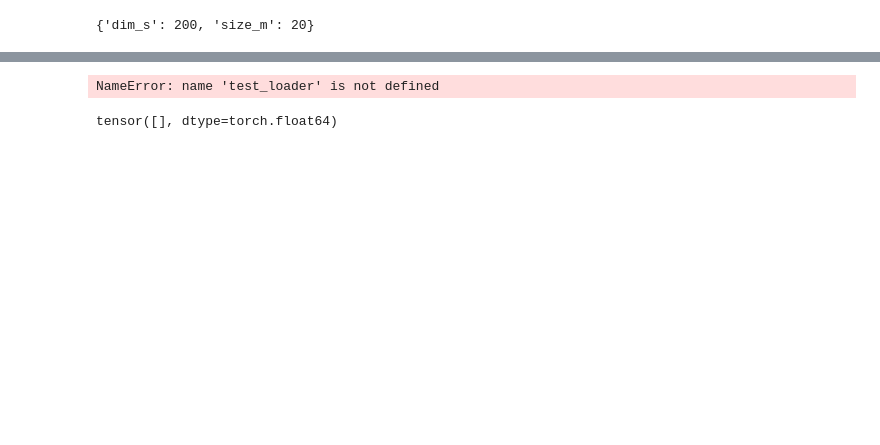
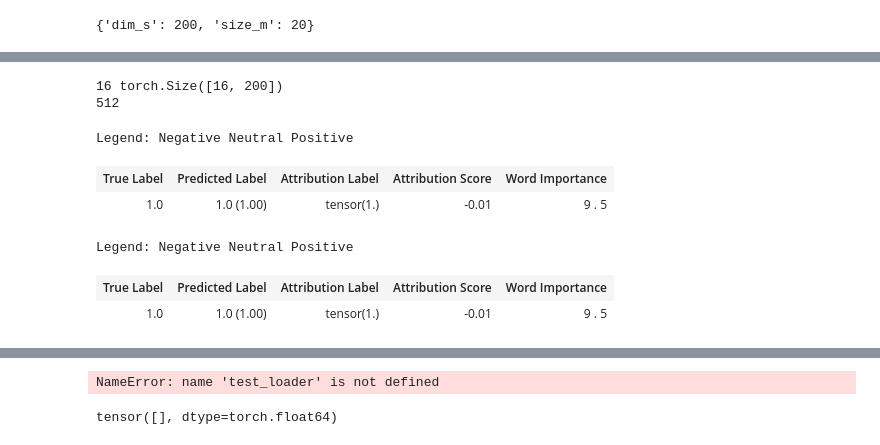
Before and after one commit to kaminion/dkt-research, a Jupyter notebook: vis_bert.ipynb, the cells around one changed output, grey strips where cells are left out. Saved outputs shown, nothing was run; the diff lists cells and outputs as text; code cells hidden in the pictures; blank space fills up the shorter version.

Commit message:
feature: visualize 수정

```diff
--- a/vis_bert.ipynb
+++ b/vis_bert.ipynb
@@ -50,7 +50,7 @@ if torch.cuda.is_available():
     torch.set_default_tensor_type(torch.cuda.FloatTensor)
 else:
     from torch import FloatTensor, CharTensor, LongTensor
-tokenizer = DistilBertTokenizer.from_pretrained('distilbert-base-cased')
+# tokenizer = DistilBertTokenizer.from_pretrained('distilbert-base-cased')
 
 tokenizer = DistilBertTokenizer.from_pretrained('./ckpts/tokenizer/ASSIST2009/DISTIL_A2009')
 
@@ -156,7 +156,7 @@ def custom_collate(batch, pad_val=-1):
         # print(f"============= text: {text} ================")
 
         encoded_bert_sent = tokenizer.encode_plus(
-            text, add_special_tokens=False, padding="max_length", max_len=512, truncation=True
+            text, add_special_tokens=False, padding="max_length", max_len=200, truncation=True
         )
         bert_details.append(encoded_bert_sent)
 
@@ -231,7 +230,7 @@ Some weights of the model checkpoint at distilbert-base-uncased were not used wh
 # predict answer (testing model)
 def predict(q, r, at_s, at_t, at_m):
     output, Mv = model(q, r, at_s, at_t, at_m)
-    return output[0]
+    return output
 
 # custom forward function
 def custom_forward(inputs, token_type_ids=None, position_ids=None, attention_mask=None, position=0):
@@ -380,28 +369,29 @@ with torch.no_grad():
         q, r, qshft_seqs, rshft_seqs, mask_seqs, input_ids, token_type_ids, attention_mask, q2diff_seqs, pid_seqs, pidshft_seqs, at_seqs \
             = data
         print(input_ids.shape)
-        indices = input_ids[0].detach().tolist()
+        indices = input_ids[0]
         all_tokens = tokenizer.convert_ids_to_tokens(indices)
-        score = predict(q.long(), r.long(), input_ids, token_type_ids, attention_mask)
-        print(score, all_tokens[0], )
-        acc = [1 if p >= 0.5 else 0 for p in score.detach().cpu().numpy()]
-        print(acc, score, r[0][0], torch.argmax(score[0]), input_ids.shape)
-        attr = LayerIntegratedGradients(predict, model.module.bertmodel.embeddings)
+        score = predict(q.long(), r.long(), input_ids, token_type_ids, attention_mask)[0] # sequence 하나만 해보자
+        print(score.shape, all_tokens[0], )
+        # acc = [1 if p >= 0.5 else 0 for p in score.detach().cpu().numpy()]
+        # print(acc, score, r[0][0], torch.argmax(score[0]), input_ids.shape)
+        attr = LayerIntegratedGradients(predict, model.module.qr_emb_layer)
         attributions, delta = attr.attribute((q.long()), additional_forward_args=(r.long(), input_ids, token_type_ids, attention_mask), \
-                                    return_convergence_delta=True, n_steps=10)
+                                    return_convergence_delta=True, n_steps=50, internal_batch_size=16, target=1)
         # Assuming attributions is a tensor
-        print(attributions[0][1])
-        attributions_sum = summarize_attributions(attributions[0])
+        print(len(attributions))
+        attributions_sum = summarize_attributions(attributions)
+
         # attributions_end_sum = summarize_attributions(attributions_end)
 
         end_position_vis = viz.VisualizationDataRecord(
                         attributions_sum, # word_attributions
                         torch.max(torch.softmax(score[0], dim=0)), # pred_prob
-                        torch.argmax(acc), # pred_class
-                        torch.argmax(r[0][0]), # true_class
+                        torch.argmax(score[0]), # pred_class
+                        torch.argmax(r[0]), # true_class
                         str(torch.argmax(score[0])), # attr_class
                         attributions_sum.sum(), # attr_score
-                        all_tokens, # row_input_ids
+                        all_tokens[0], # row_input_ids
                         delta) # convergence_score
         print(f"end_position_vis: {indices}")
         viz.visualize_text([end_position_vis])
@@ -428,3 +418,26 @@ AssertionError: Target not provided when necessary, cannot take gradient with re
+# %%
+index = 12
+end_position_vis = viz.VisualizationDataRecord(
+                attributions_sum[index], # word_attributions
+                score[index], # pred_prob
+                torch.round(score[index]), # pred_class
+                r[0][index], # true_class
+                str(r[0][index]), # attr_class
+                attributions_sum[index].sum(), # attr_score
+                all_tokens[index], # row_input_ids
+                delta) # convergence_score
+print(f"{len(attributions_sum)} {r.shape}")
+print(f"{len(all_tokens)}")
+viz.visualize_text([end_position_vis])
+# %% [output]
+16 torch.Size([16, 200])
+512
+Legend: Negative Neutral Positive
+| True Label | Predicted Label | Attribution Label | Attribution Score | Word Importance |
+| 1.0 | 1.0 (1.00) | tensor(1.) | -0.01 | 9 . 5 |
+Legend: Negative Neutral Positive
+| True Label | Predicted Label | Attribution Label | Attribution Score | Word Importance |
+| 1.0 | 1.0 (1.00) | tensor(1.) | -0.01 | 9 . 5 |
 # %%
 tokenz = ' '.join(all_tokens)
 tok_data = tokenizer.tokenize(tokenz)
```
Also changed, not shown: parts of 8 cells of this notebook, 2 other files.
